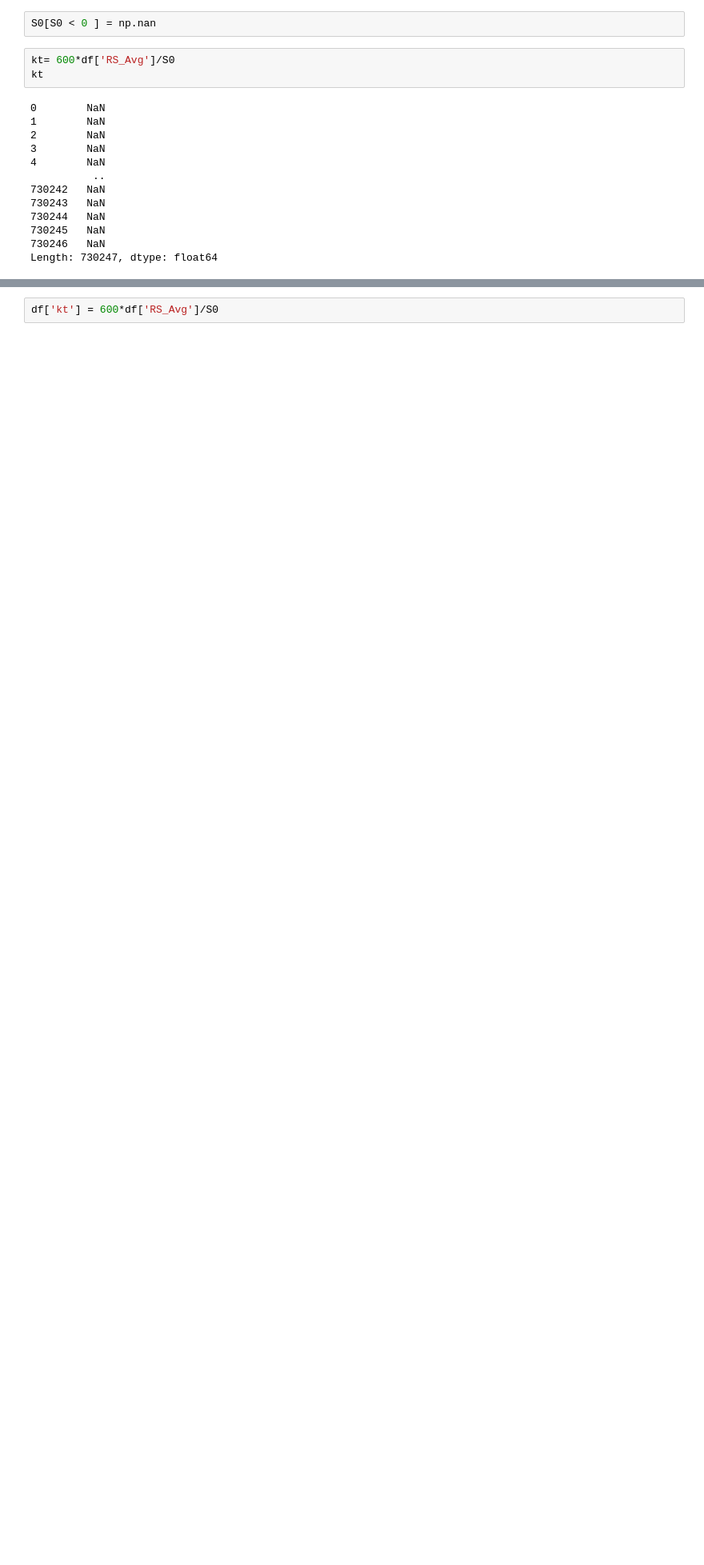
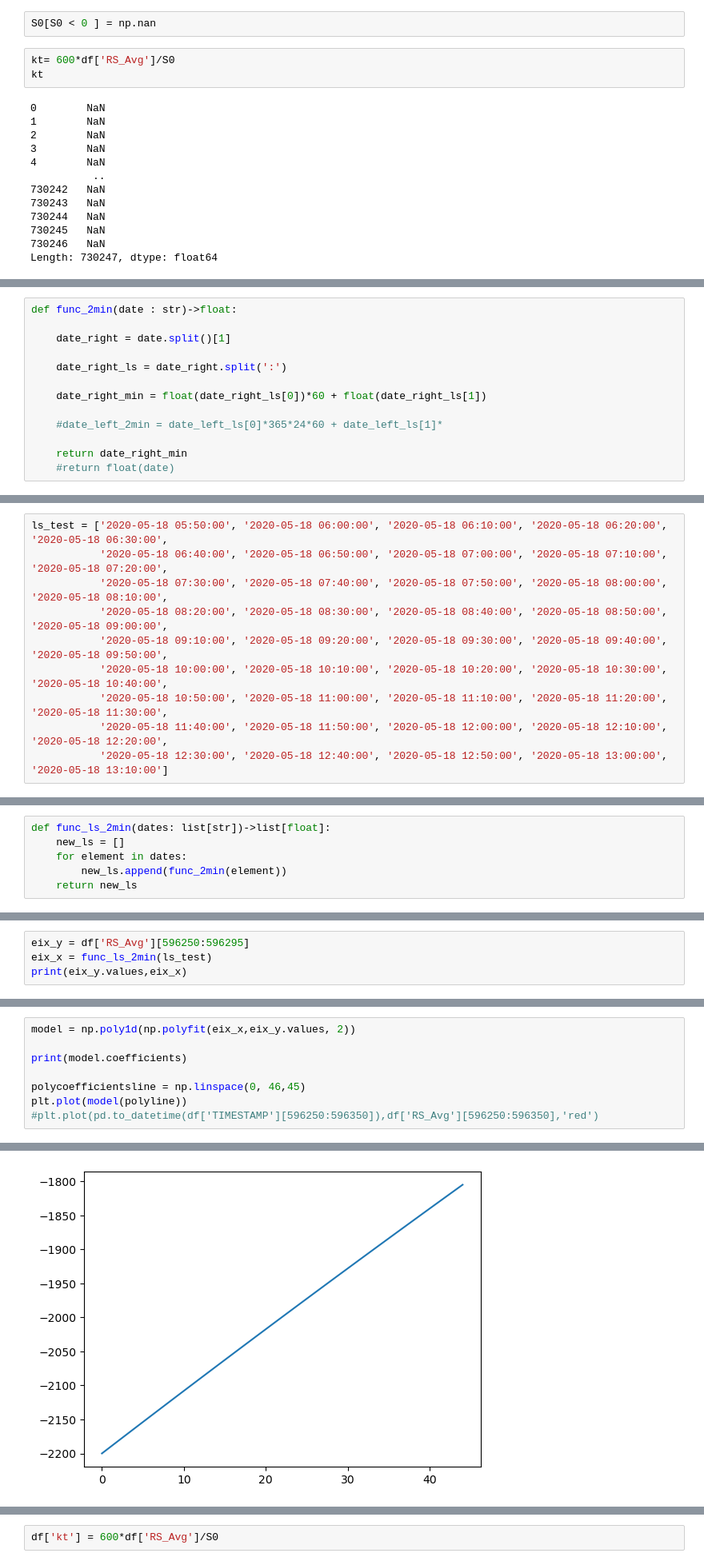
Before and after one commit to ToniCanals/TFG, a Jupyter notebook: 10 minute kt.ipynb, the cells around one changed output, grey strips where cells are left out. Shown at 80% size. Drawn from its saved outputs; the diff is of its cells as text; blank space fills up the shorter version.

```diff
--- a/10 minute kt.ipynb
+++ b/10 minute kt.ipynb
@@ -702,0 +400,13 @@ ValueError: '15:00' is not a valid format string (unrecognized character '5')
+# %%
+def func_2min(date : str)->float:
+
+    date_right = date.split()[1]
+
+    date_right_ls = date_right.split(':')
+
+    date_right_min = float(date_right_ls[0])*60 + float(date_right_ls[1])
+
+    #date_left_2min = date_left_ls[0]*365*24*60 + date_left_ls[1]*
+
+    return date_right_min
+    #return float(date)
@@ -702,0 +417,10 @@ ValueError: '15:00' is not a valid format string (unrecognized character '5')
+# %%
+ls_test = ['2020-05-18 05:50:00', '2020-05-18 06:00:00', '2020-05-18 06:10:00', '2020-05-18 06:20:00', '2020-05-18 06:30:00',
+           '2020-05-18 06:40:00', '2020-05-18 06:50:00', '2020-05-18 07:00:00', '2020-05-18 07:10:00', '2020-05-18 07:20:00',
+           '2020-05-18 07:30:00', '2020-05-18 07:40:00', '2020-05-18 07:50:00', '2020-05-18 08:00:00', '2020-05-18 08:10:00',
+           '2020-05-18 08:20:00', '2020-05-18 08:30:00', '2020-05-18 08:40:00', '2020-05-18 08:50:00', '2020-05-18 09:00:00',
+           '2020-05-18 09:10:00', '2020-05-18 09:20:00', '2020-05-18 09:30:00', '2020-05-18 09:40:00', '2020-05-18 09:50:00',
+           '2020-05-18 10:00:00', '2020-05-18 10:10:00', '2020-05-18 10:20:00', '2020-05-18 10:30:00', '2020-05-18 10:40:00',
+           '2020-05-18 10:50:00', '2020-05-18 11:00:00', '2020-05-18 11:10:00', '2020-05-18 11:20:00', '2020-05-18 11:30:00',
+           '2020-05-18 11:40:00', '2020-05-18 11:50:00', '2020-05-18 12:00:00', '2020-05-18 12:10:00', '2020-05-18 12:20:00',
+           '2020-05-18 12:30:00', '2020-05-18 12:40:00', '2020-05-18 12:50:00', '2020-05-18 13:00:00', '2020-05-18 13:10:00']
@@ -702,0 +429,6 @@ ValueError: '15:00' is not a valid format string (unrecognized character '5')
+# %%
+def func_ls_2min(dates: list[str])->list[float]:
+    new_ls = []
+    for element in dates:
+        new_ls.append(func_2min(element))
+    return new_ls
@@ -702,0 +483,4 @@ ValueError: '15:00' is not a valid format string (unrecognized character '5')
+# %%
+eix_y = df['RS_Avg'][596250:596295]
+eix_x = func_ls_2min(ls_test)
+print(eix_y.values,eix_x)
@@ -702,0 +493,9 @@ ValueError: '15:00' is not a valid format string (unrecognized character '5')
+# %%
+model = np.poly1d(np.polyfit(eix_x,eix_y.values, 2))
+
+print(model.coefficients)
+
+polycoefficientsline = np.linspace(0, 46,45)
+plt.plot(model(polyline))
+#plt.plot(pd.to_datetime(df['TIMESTAMP'][596250:596350]),df['RS_Avg'][596250:596350],'red')
+# %% [output]
@@ -702,0 +504 @@ ValueError: '15:00' is not a valid format string (unrecognized character '5')
+[figure, added]
```
Also changed, not shown: parts of 115 cells of this notebook, 8 other files.
